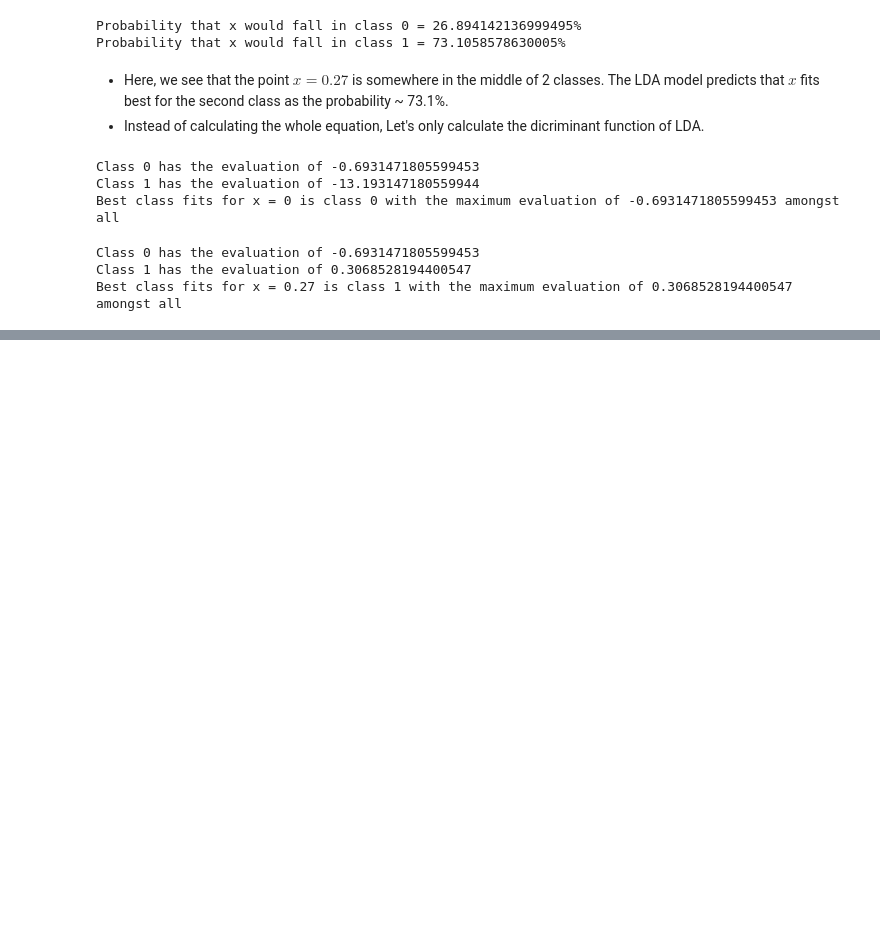
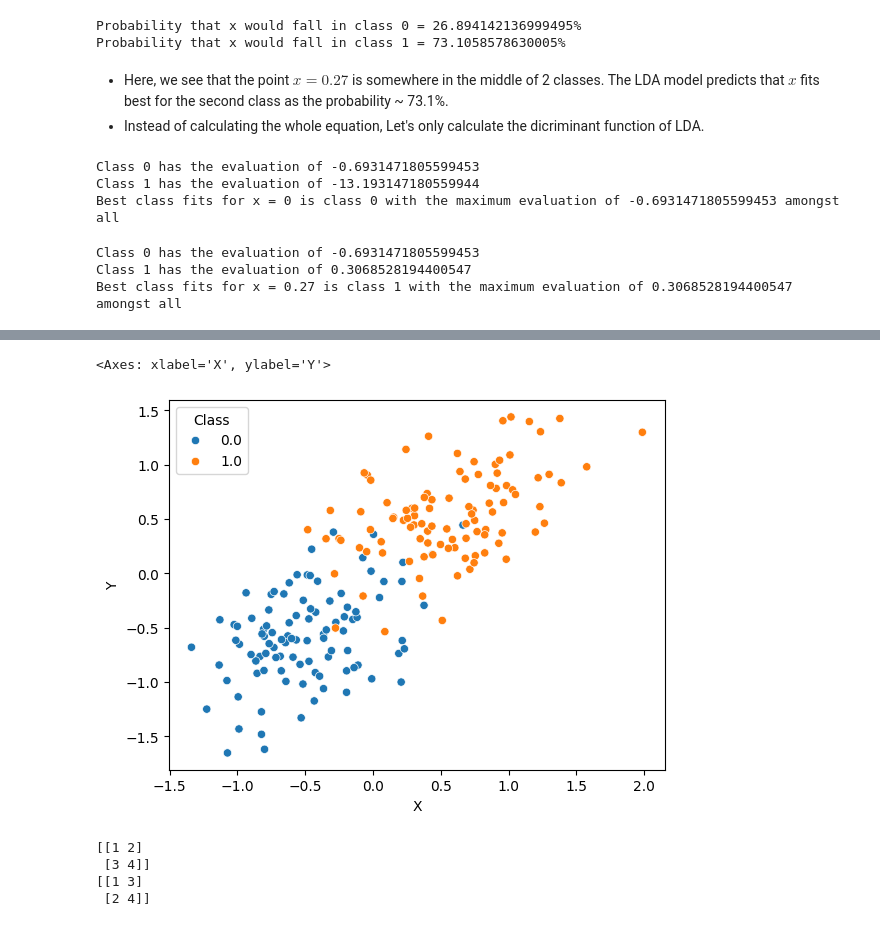
Before and after one commit to SunnyYeahBoiii/CS115_Assignment, a Jupyter notebook: resources/sunny's-doc/lda&qda_isl.ipynb, the cells around one changed output, grey strips where cells are left out. Cells and saved outputs as stored; diff of their text form; code cells hidden in the pictures; blank space fills up the shorter version.

```diff
--- a/resources/sunny's-doc/lda&qda_isl.ipynb
+++ b/resources/sunny's-doc/lda&qda_isl.ipynb
@@ -127,0 +130,17 @@ Best class fits for x = 0.27 is class 1 with the maximum evaluation of 0.3068528
+# %%
+df = pd.DataFrame(columns=["X" , "Y" , "Class"])
+
+K = 2
+
+means = [[-0.5 , -0.5] , [0.5 , 0.5]]
+std = [[0.1 , 0.2] , [0.2 , 0.1]]
+pi = []
+
+for k in range(K):
+    N = 100
+    pi.append(1 / K)
+    X = np.random.multivariate_normal(mean=means[k] , cov=std , size = 100)
+    for i in range(N):
+        df.loc[len(df)] = [X[i][0] , X[i][1] , k]
+
+df
@@ -127,0 +161,17 @@ Best class fits for x = 0.27 is class 1 with the maximum evaluation of 0.3068528
+# %%
+sns.scatterplot(data=df , x ='X' , y = 'Y' , hue = 'Class')
+# %% [output]
+<Axes: xlabel='X', ylabel='Y'>
+[figure, added]
+# %%
+PI = math.pi
+
+def f(k , x):
+
+
+f(1 , np.array([[1 , 2] , [3 , 4]]))
+# %% [output]
+[[1 2]
+ [3 4]]
+[[1 3]
+ [2 4]]
```
Also changed, not shown: parts of 5 cells of this notebook.
